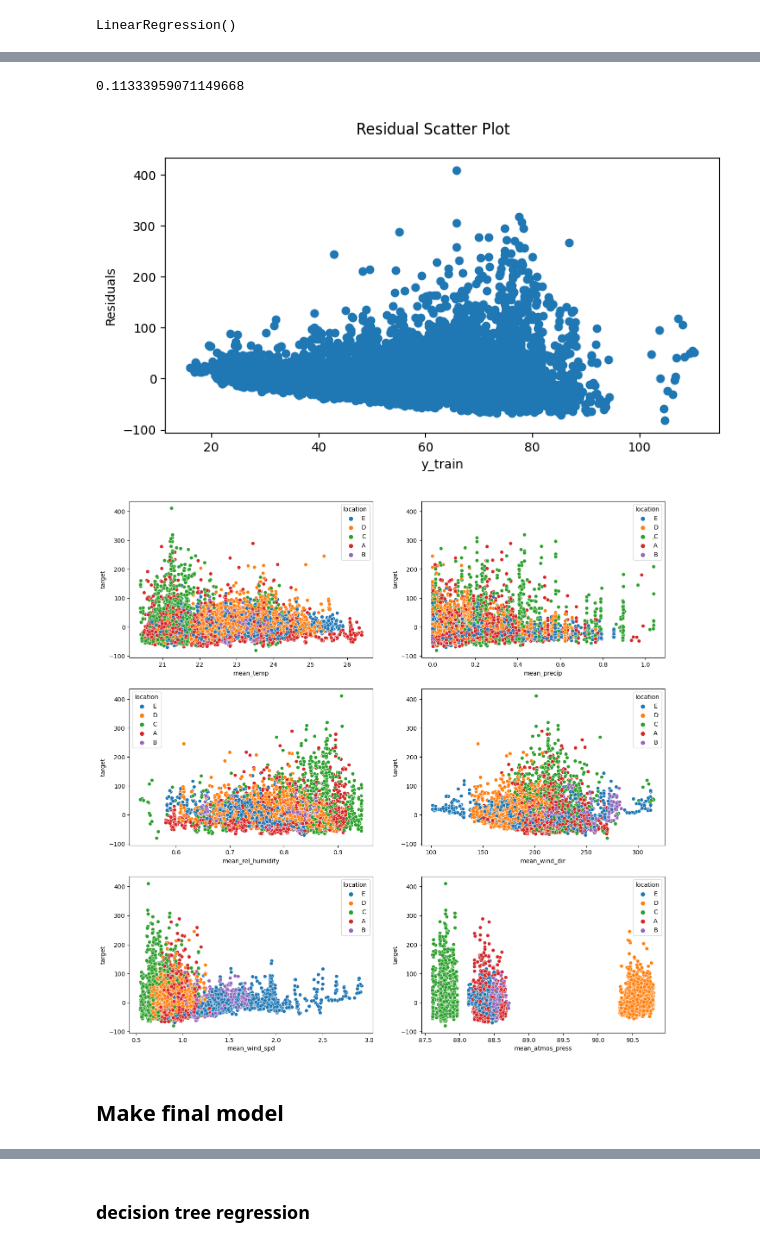
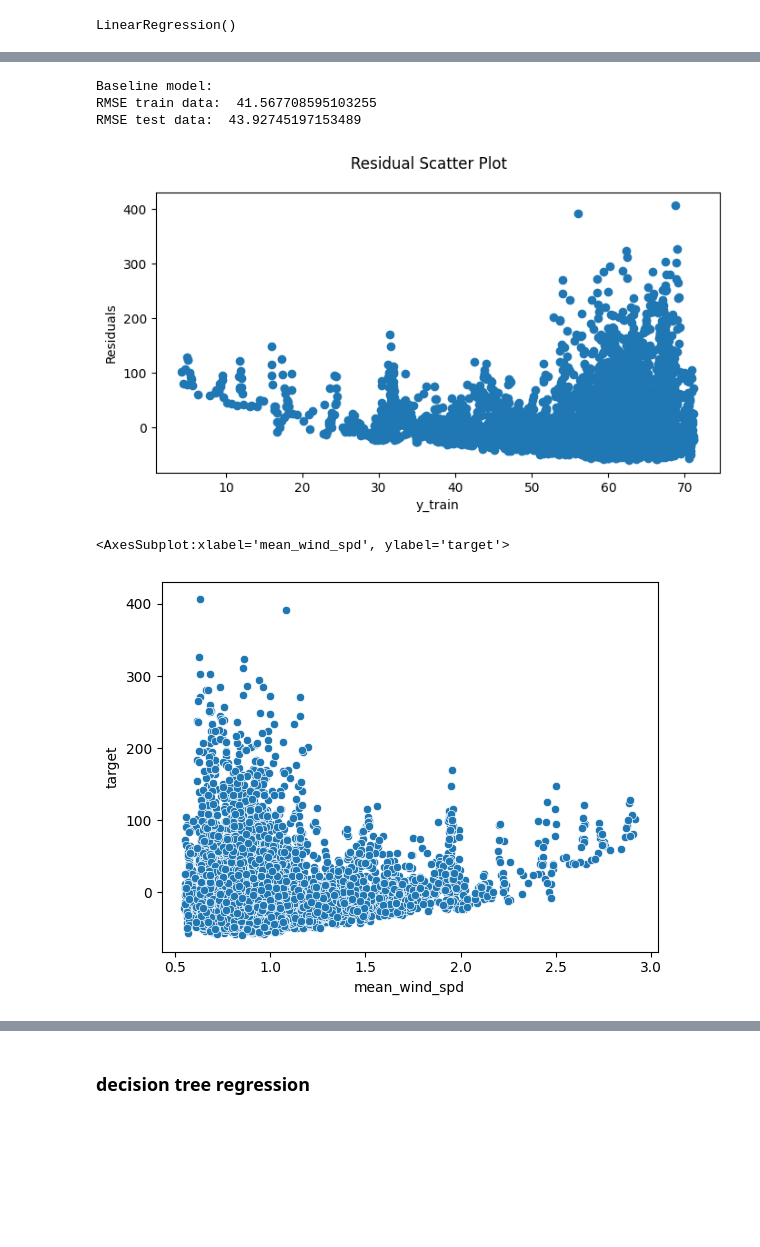
Before and after one commit to markus-baden/ml-project-air-quality, a Jupyter notebook: air_quality_prediction.ipynb, the cells around one changed output, grey strips where cells are left out. Saved outputs shown, nothing was run; the diff lists cells and outputs as text; code cells hidden in the pictures; blank space fills up the shorter version.

```diff
--- a/air_quality_prediction.ipynb
+++ b/air_quality_prediction.ipynb
@@ -79,0 +143,3 @@ X_test.drop(features,axis=1,inplace=True)
+# %%
+X_train = agg_diffs(X_train, features, blocksize)
+X_test = agg_diffs(X_test, features, blocksize)
@@ -80,4 +157,4 @@ X_test.drop(features,axis=1,inplace=True)
 # %%
-#drop ID column
-X_train.drop('ID',axis=1,inplace=True)
-X_test.drop('ID',axis=1,inplace=True)
+# drop ID column and also min/median precipitations (they are always 0 for this dataset)
+X_train.drop(['ID', 'min_precip', 'median_precip'],axis=1,inplace=True)
+X_test.drop(['ID', 'min_precip', 'median_precip'],axis=1,inplace=True)
@@ -83,0 +184,3 @@ X_test.drop('ID',axis=1,inplace=True)
+# %%
+X_train = pd.get_dummies(X_train, columns=['location'], drop_first=True)
+X_test = pd.get_dummies(X_test, columns=['location'], drop_first=True)
@@ -85,6 +209,4 @@ X_test.drop('ID',axis=1,inplace=True)
 ## Make Baseline Model
 # %%
 #define feature
-baseline_features = []
-for feat in features:
-    baseline_features.append('mean_' + feat)
+baseline_features = ['mean_wind_spd']
@@ -114,30 +240,29 @@ LinearRegression()
 y_train_pred_base=lin_reg.predict(X_train[baseline_features])
 y_test_pred_base=lin_reg.predict(X_test[baseline_features])
 
-y_train_pred_base
-r2_score(y_train,y_train_pred_base)
+print('Baseline model:')
+print('RMSE train data: ', mean_squared_error(y_train,y_train_pred_base, squared=False))
+print('RMSE test data: ', mean_squared_error(y_test,y_test_pred_base, squared=False))
+
+#r2_score(y_train,y_train_pred_base)
 # %% [output]
-0.11333959071149668
+Baseline model:
+RMSE train data:  41.567708595103255
+RMSE test data:  43.92745197153489
 # %%
 #calculate residuals
 residuals=y_train-y_train_pred_base
 
 # plot residuals
 fig, ax = plt.subplots(figsize=(8, 4))
 ax.scatter(y_train_pred_base, residuals)
 ax.set_ylabel("Residuals")
 ax.set_xlabel("y_train")
 fig.suptitle('Residual Scatter Plot')
 plt.show()
 
-fig,ax = plt.subplots(3,2,figsize=(16,16))
-count=0
-for feat in baseline_features:
-    sns.scatterplot(x=X_train[feat], y=residuals, hue=X_train.location,
-                    ax=ax[int(count/2)][count%2])
-    count += 1
+sns.scatterplot(x=X_train['mean_wind_spd'], y=residuals)
 # %% [output]
-[figure, old version]
+[figure, new version]
+<AxesSubplot:xlabel='mean_wind_spd', ylabel='target'>
-[figure, old version]
+[figure, new version]
-# %% [markdown]
-## Make final model
```
Also changed, not shown: parts of 68 cells of this notebook, 2 other files.
